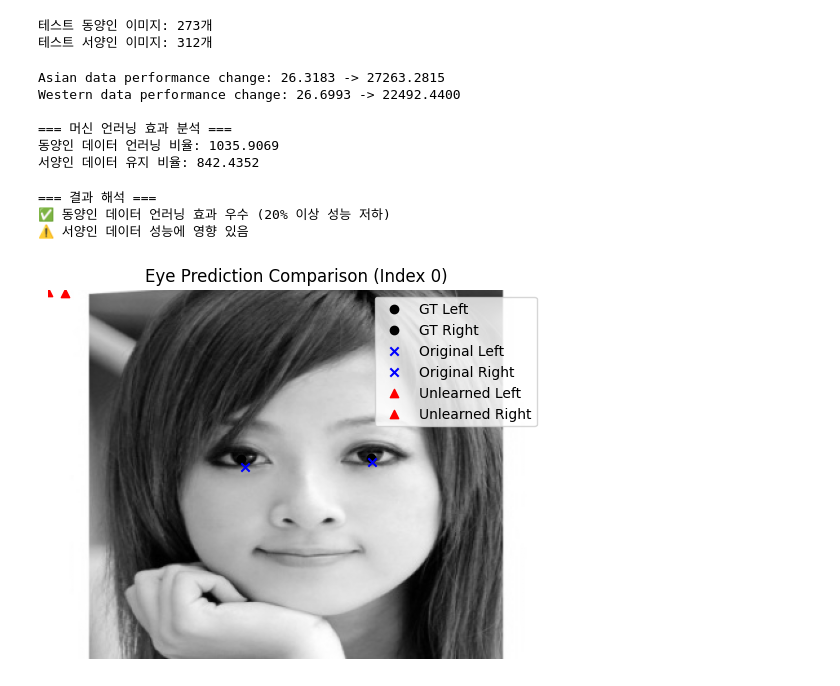
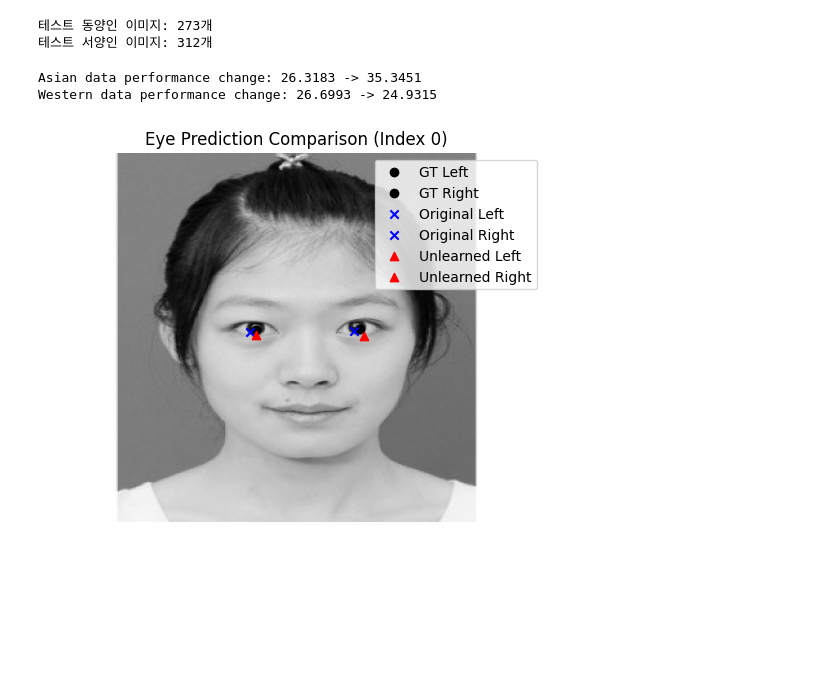
Before and after one commit to 2betforyou/SafeAI_FInal, a Jupyter notebook: SafeAI_Final.ipynb, the cells around one changed output. Saved outputs shown, nothing was run; the diff lists cells and outputs as text; code cells hidden in the pictures; blank space fills up the shorter version.

```diff
--- a/SafeAI_Final.ipynb
+++ b/SafeAI_Final.ipynb
@@ -586,7 +593,8 @@ EyeCNN(
 # %%
 # 동양인 이미지 찾기
 
-base_path = "/content/drive/MyDrive/SafeAI_Final/BioID-multi-race"
+# base_path = "/content/drive/MyDrive/SafeAI_Final/BioID-multi-race"
+base_path = "/content/drive/MyDrive/BioID-multi-race"
 image_files = sorted([f for f in os.listdir(base_path) if f.endswith(".pgm")])
 
 all_asian_indices = []
@@ -812,10 +864,10 @@ def complete_unlearning_pipeline(model, dataset, asian_indices):
     model = machine_unlearning_gradient_ascent(model, asian_loader, western_loader, epochs=5)
 
     # Stage 2: Adaptive parameter adjustment
-    model = adaptive_unlearning(model, asian_loader, western_loader)
+    # model = adaptive_unlearning(model, asian_loader, western_loader)
 
     # Stage 3: Structural pruning
-    model = neuron_level_unlearning(model, asian_indices)
+    # model = neuron_level_unlearning(model, asian_indices)
 
     print(f"Machine Unlearning Pipeline Completed")
     print(f"Processed {len(asian_indices)} Asian samples")
@@ -919,8 +970,8 @@ def evaluate_unlearning_effectiveness(original_model, unlearned_model, test_asia
     return unlearning_ratio, retention_ratio
 # %%
 # 원본 모델 로드 (언러닝 전)
-original_model = EyeCNN()
-original_model.load_state_dict(torch.load('/content/drive/MyDrive/SafeAI_Final/eye_cnn_100epochs.pth'))
+original_model = EyeCNN().to(device)
+original_model.load_state_dict(torch.load('/content/drive/MyDrive/SafeAI_Final/eye_cnn_250epochs.pth'))
 original_model.eval()
 
 unlearning_ratio, retention_ratio = evaluate_unlearning_effectiveness(
@@ -929,14 +980,6 @@ unlearning_ratio, retention_ratio = evaluate_unlearning_effectiveness(
     test_asian_loader=test_asian_loader,
     test_western_loader=test_western_loader
 )
-
-print(f"\n=== 머신 언러닝 효과 분석 ===")
-print(f"동양인 데이터 언러닝 비율: {unlearning_ratio:.4f}")
-print(f"서양인 데이터 유지 비율: {retention_ratio:.4f}")
 # %% [output]
-Asian data performance change: 26.3183 -> 27263.2815
-Western data performance change: 26.6993 -> 22492.4400
-
-=== 머신 언러닝 효과 분석 ===
-동양인 데이터 언러닝 비율: 1035.9069
-서양인 데이터 유지 비율: 842.4352
+Asian data performance change: 26.3183 -> 35.3451
+Western data performance change: 26.6993 -> 24.9315
@@ -959,9 +986,3 @@ def interpret_results(unlearning_ratio, retention_ratio):
-# %%
-interpret_results(unlearning_ratio, retention_ratio)
-# %% [output]
-=== 결과 해석 ===
-✅ 동양인 데이터 언러닝 효과 우수 (20% 이상 성능 저하)
-⚠️ 서양인 데이터 성능에 영향 있음
 # %%
 import matplotlib.pyplot as plt
 
@@ -990,16 +1011,22 @@ def visualize_predictions(image_tensor, gt_coords, orig_coords, unlearned_coords
     plt.legend()
     plt.axis('off')
     plt.show()
+# %%
+device = torch.device('cuda' if torch.cuda.is_available() else 'cpu')
 # %%
 data_iter = iter(test_asian_loader)
-images, labels = next(data_iter)
+for i in range(7):
+    images, labels = next(data_iter)
+
+images = images.to(device)
+labels = labels.to(device)
 
 with torch.no_grad():
     orig_preds = original_model(images)
     unlearned_preds = unlearned_model(images)
 
 visualize_predictions(images, labels, orig_preds, unlearned_preds, idx=0)
 # %% [output]
-[figure, old version]
+[figure, new version]
 # %%
 data_iter = iter(test_western_loader)
```
Also changed, not shown: parts of 13 cells of this notebook.
